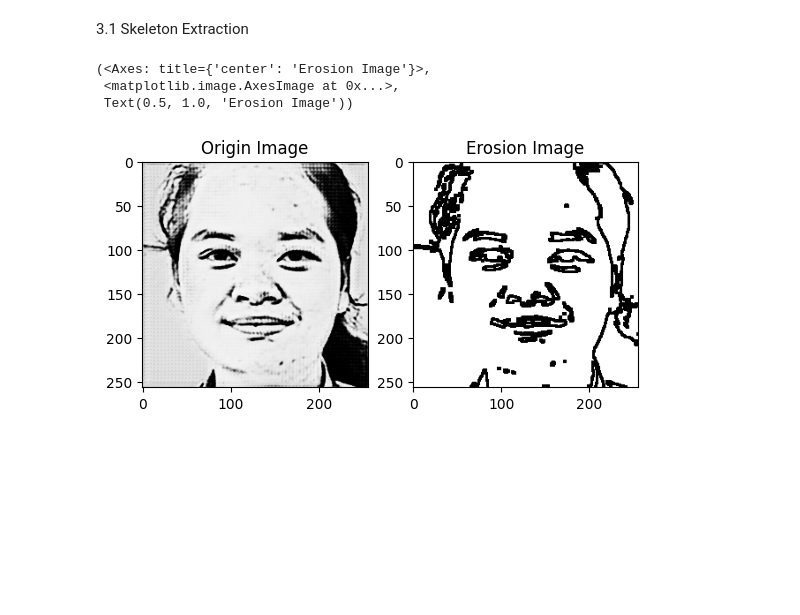
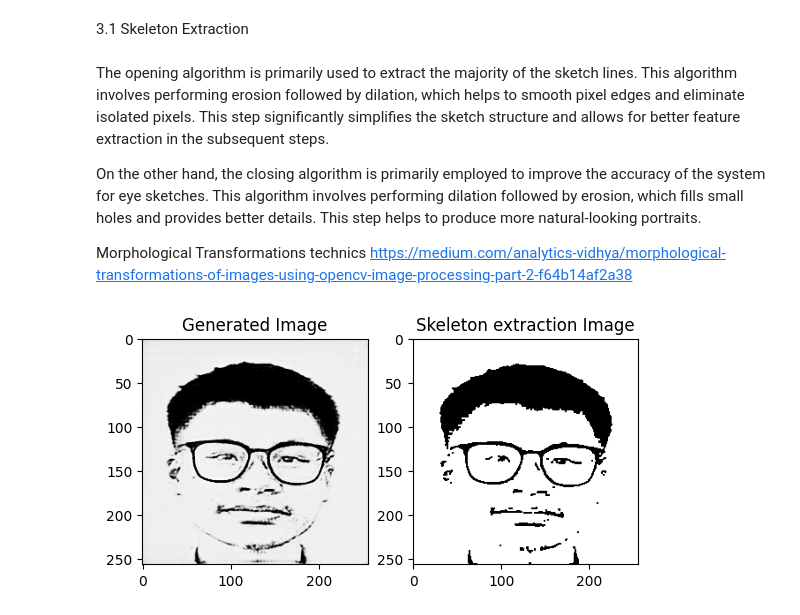
Before and after one commit to pipogood/FRA_503-IOT-Project, a Jupyter notebook: image_preprocess.ipynb, the cells around one changed output. Drawn from its saved outputs; the diff is of its cells as text; code cells hidden in the pictures; blank space fills up the shorter version.

```diff
--- a/image_preprocess.ipynb
+++ b/image_preprocess.ipynb
@@ -245,39 +232,44 @@ WARNING:tensorflow:No training configuration found in the save file, so the mode
 # 3. Drawing Motion Generation Module
 # %% [markdown]
 3.1 Skeleton Extraction
+# %% [markdown]
+The opening algorithm is primarily used to extract the majority of the sketch lines. This algorithm involves performing erosion followed by dilation, which helps to smooth pixel edges and eliminate isolated pixels. This step significantly simplifies the sketch structure and allows for better feature extraction in the subsequent steps.
+
+On the other hand, the closing algorithm is primarily employed to improve the accuracy of the system for eye sketches. This algorithm involves performing dilation followed by erosion, which fills small holes and provides better details. This step helps to produce more natural-looking portraits.
+
+Morphological Transformations technics https://medium.com/analytics-vidhya/morphological-transformations-of-images-using-opencv-image-processing-part-2-f64b14af2a38
 # %%
 import cv2
 from matplotlib import pyplot as plt
 import numpy as np
+from matplotlib import pyplot as plt
+import matplotlib.image
 img = cv2.imread("Genearated_Portrait.png",0)
 
 
 # binarize the image
 binr = cv2.threshold(img, 0, 255,
                      cv2.THRESH_BINARY+cv2.THRESH_OTSU)[1]
 
-
 # define the kernel
-kernel = np.ones((4,4), np.uint8)
+kernel = np.ones((2,2), np.uint8)
 
 erosion = cv2.erode(binr,kernel,iterations=1)
 
 gradient = cv2.morphologyEx(binr, cv2.MORPH_GRADIENT ,kernel)
 
 # opening the image
 opening = cv2.morphologyEx(binr, cv2.MORPH_OPEN,
                            kernel, iterations=1)
 
 # opening the image
 open_n_closing = cv2.morphologyEx(opening, cv2.MORPH_CLOSE, kernel, iterations=1)
 
 
+# print the output
+plt.subplot(121),plt.imshow(img, cmap='gray'),plt.title('Generated Image')
+plt.subplot(122),plt.imshow(open_n_closing, cmap='gray'),plt.title('Skeleton extraction Image')
 
-# print the output
-plt.subplot(121),plt.imshow(img, cmap='gray'),plt.title('Origin Image')
-plt.subplot(122),plt.imshow(255-gradient, cmap='gray'),plt.title('Erosion Image')
+matplotlib.image.imsave('Skeleton_Extraction.png', open_n_closing)
 # %% [output]
-(<Axes: title={'center': 'Erosion Image'}>,
- <matplotlib.image.AxesImage at 0x...>,
- Text(0.5, 1.0, 'Erosion Image'))
-[figure, old version]
+[figure, new version]
```
Also changed, not shown: parts of 12 cells of this notebook, 4 other files.
